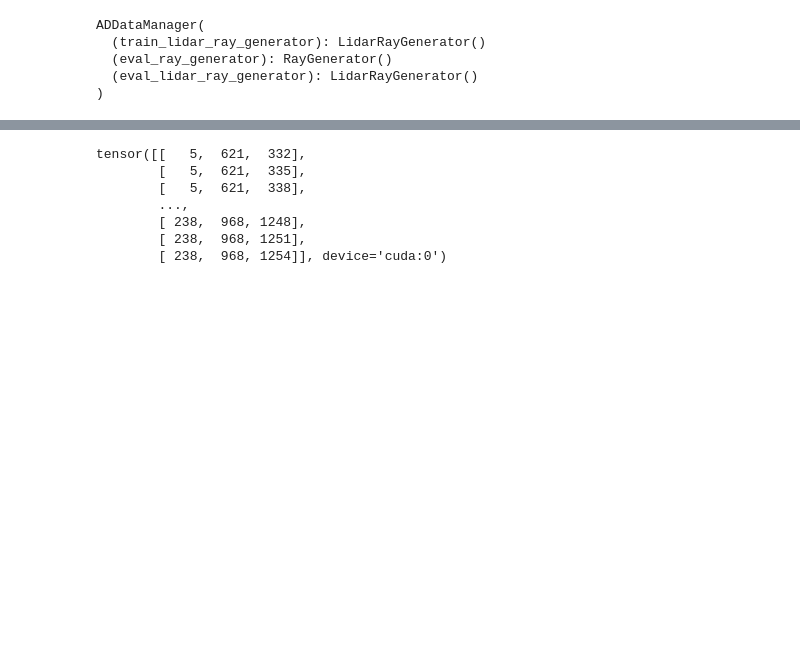
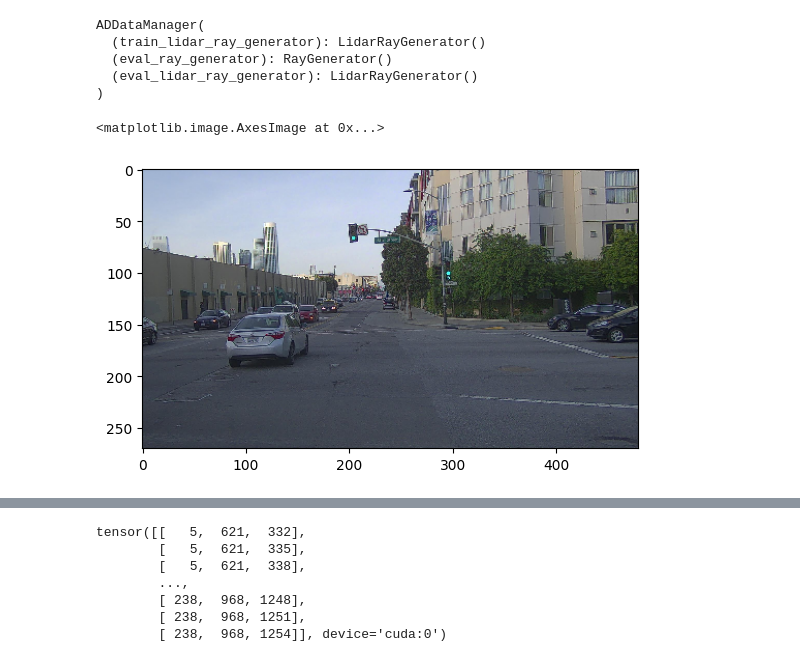
Before and after one commit to gasparyanartur/neurad-diffusion, a Jupyter notebook: nerfstudio/notebooks/ray_bundle.ipynb, the cells around one changed output, grey strips where cells are left out. Cells and saved outputs as stored; diff of their text form; code cells hidden in the pictures; blank space fills up the shorter version.

```diff
--- a/nerfstudio/notebooks/ray_bundle.ipynb
+++ b/nerfstudio/notebooks/ray_bundle.ipynb
@@ -16,8 +16,12 @@ from dataclasses import asdict
 
 config = ImagineDrivingPipelineConfig(
     datamanager=ADDataManagerConfig(
-        dataparser=PandaSetDataParserConfig(add_missing_points=True),
-        num_processes=0
+        dataparser=PandaSetDataParserConfig(
+            add_missing_points=True,
+            dataset_end_fraction=0.2,
+            cameras=("front", "front_left")
+        ),
+        num_processes=0,
     ),
     model=NeuRADModelConfig(
         eval_num_rays_per_chunk=1 << 15,
@@ -67,3 +71,13 @@ ADDataManager(
   (eval_ray_generator): RayGenerator()
   (eval_lidar_ray_generator): LidarRayGenerator()
 )
+# %%
+ex_img = pipe.datamanager.train_dataset.get_image_float32(0)
+ex_img.shape
+
+import matplotlib.pyplot as plt
+ex_img = ex_img[::4, ::4]
+plt.imshow(ex_img)
+# %% [output]
+<matplotlib.image.AxesImage at 0x...>
+[figure, added]
```
Also changed, not shown: parts of 8 cells of this notebook, 7 other files.
